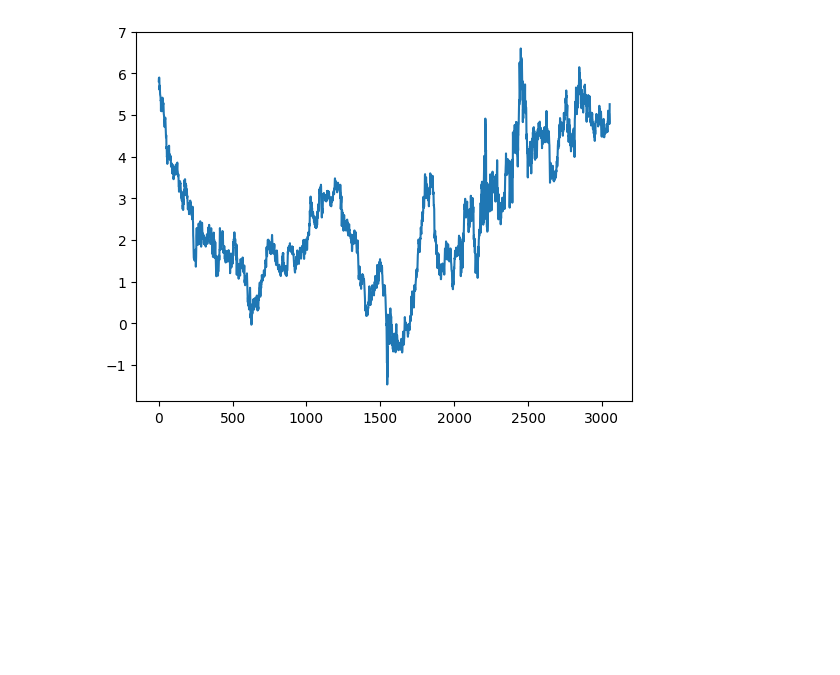
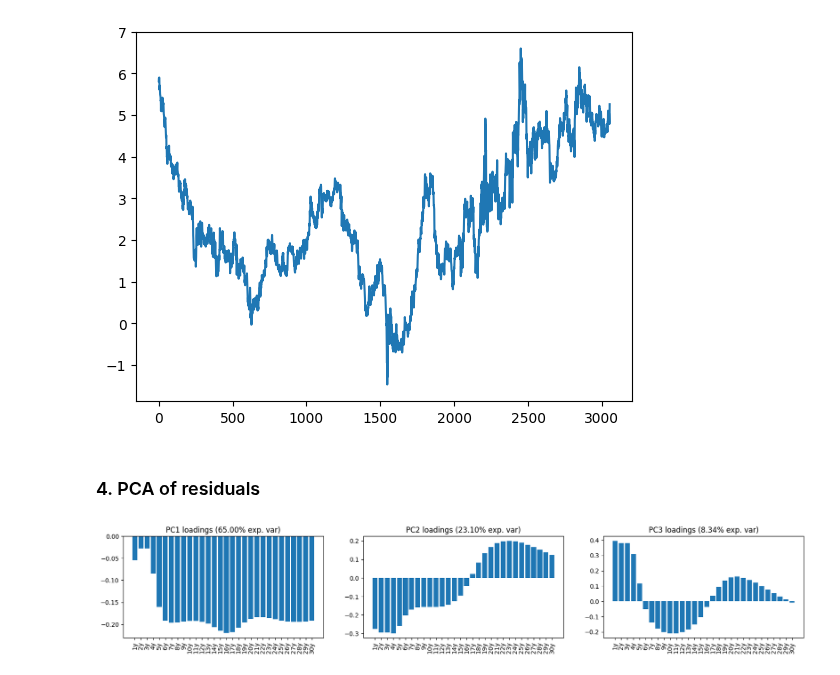
Before and after one commit to riccardocorradi/gauss-, a Jupyter notebook: treasury.ipynb, the cells around one changed output. Drawn from its saved outputs; the diff is of its cells as text; code cells hidden in the pictures; blank space fills up the shorter version.

```diff
--- a/treasury.ipynb
+++ b/treasury.ipynb
@@ -321,3 +377,22 @@ plt.plot(cal.expectedShortRateSeries(tau = 14, tauPrime = 15, deltaTau=1, **calP
 # %% [output]
 [<matplotlib.lines.Line2D at 0x...>]
 [figure]
+# %% [markdown]
+### 4. PCA of residuals
+# %%
+Sigma = fittingErrors.diff().corr().values
+vals, vecs = np.linalg.eigh(Sigma)
+idx = np.argsort(vals)[::-1]
+vals = vals[idx]
+vals = vals/np.sum(vals)
+vecs = vecs[:, idx]
+
+loadings = pd.DataFrame(vecs, columns = [f'PC{i}' for i in range(1, len(vals)+1)], index = [f'{i}y' for i in fittingErrors.columns])
+# %%
+fig, ax = plt.subplots(nrows=1, ncols=3, figsize = (20, 3))
+for i in range(0,3):
+    ax[i].bar(loadings.index, loadings[f'PC{i+1}'])
+    ax[i].set_title(f'PC{i+1} loadings ({vals[i]:.2%} exp. var)')
+    ax[i].set_xticklabels(ax[i].get_xticklabels(), rotation=90)
+# %% [output]
+[figure, added]
```
Also changed, not shown: parts of 8 cells of this notebook, 1 other file.
